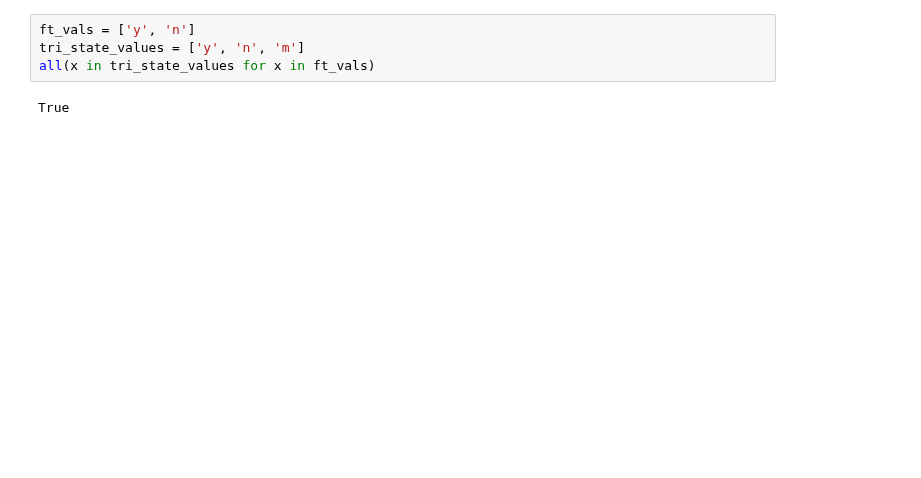
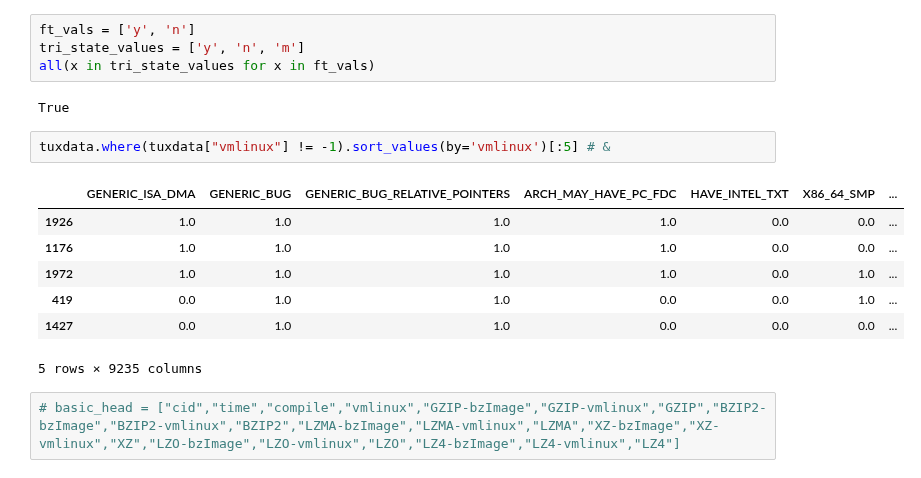
Before and after one commit to garandria/ProjetIrma, a Jupyter notebook: csv_kernels/TUXML-basic.ipynb, the cells around one changed output. Drawn from its saved outputs; the diff is of its cells as text; blank space fills up the shorter version.

```diff
--- a/csv_kernels/TUXML-basic.ipynb
+++ b/csv_kernels/TUXML-basic.ipynb
@@ -193,3 +225,15 @@ tri_state_values = ['y', 'n', 'm']
 all(x in tri_state_values for x in ft_vals)
 # %% [output]
 True
+# %%
+tuxdata.where(tuxdata["vmlinux"] != -1).sort_values(by='vmlinux')[:5] # &
+# %% [output]
+|  | GENERIC_ISA_DMA | GENERIC_BUG | GENERIC_BUG_RELATIVE_POINTERS | ARCH_MAY_HAVE_PC_FDC | HAVE_INTEL_TXT | X86_64_SMP | ... |
+| 1926 | 1.0 | 1.0 | 1.0 | 1.0 | 0.0 | 0.0 | ... |
+| 1176 | 1.0 | 1.0 | 1.0 | 1.0 | 0.0 | 0.0 | ... |
+| 1972 | 1.0 | 1.0 | 1.0 | 1.0 | 0.0 | 1.0 | ... |
+| 419 | 0.0 | 1.0 | 1.0 | 0.0 | 0.0 | 1.0 | ... |
+| 1427 | 0.0 | 1.0 | 1.0 | 0.0 | 0.0 | 0.0 | ... |
+5 rows × 9235 columns
+# %%
+# basic_head = ["cid","time","compile","vmlinux","GZIP-bzImage","GZIP-vmlinux","GZIP","BZIP2-bzImage","BZIP2-vmlinux","BZIP2","LZMA-bzImage","LZMA-vmlinux","LZMA","XZ-bzImage","XZ-vmlinux","XZ","LZO-bzImage","LZO-vmlinux","LZO","LZ4-bzImage","LZ4-vmlinux","LZ4"]
```
Also changed, not shown: parts of 6 cells of this notebook, 1 other file.
